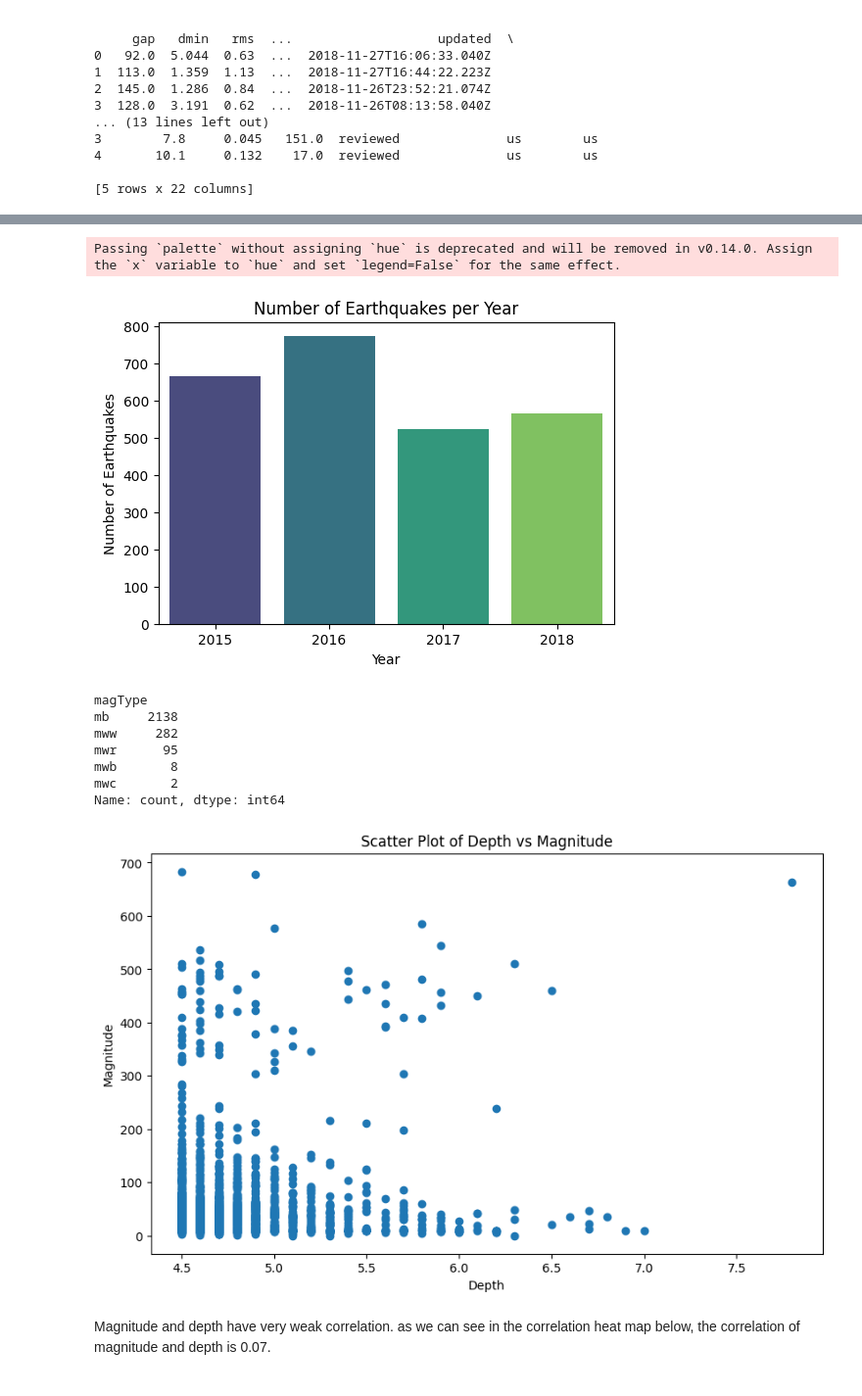
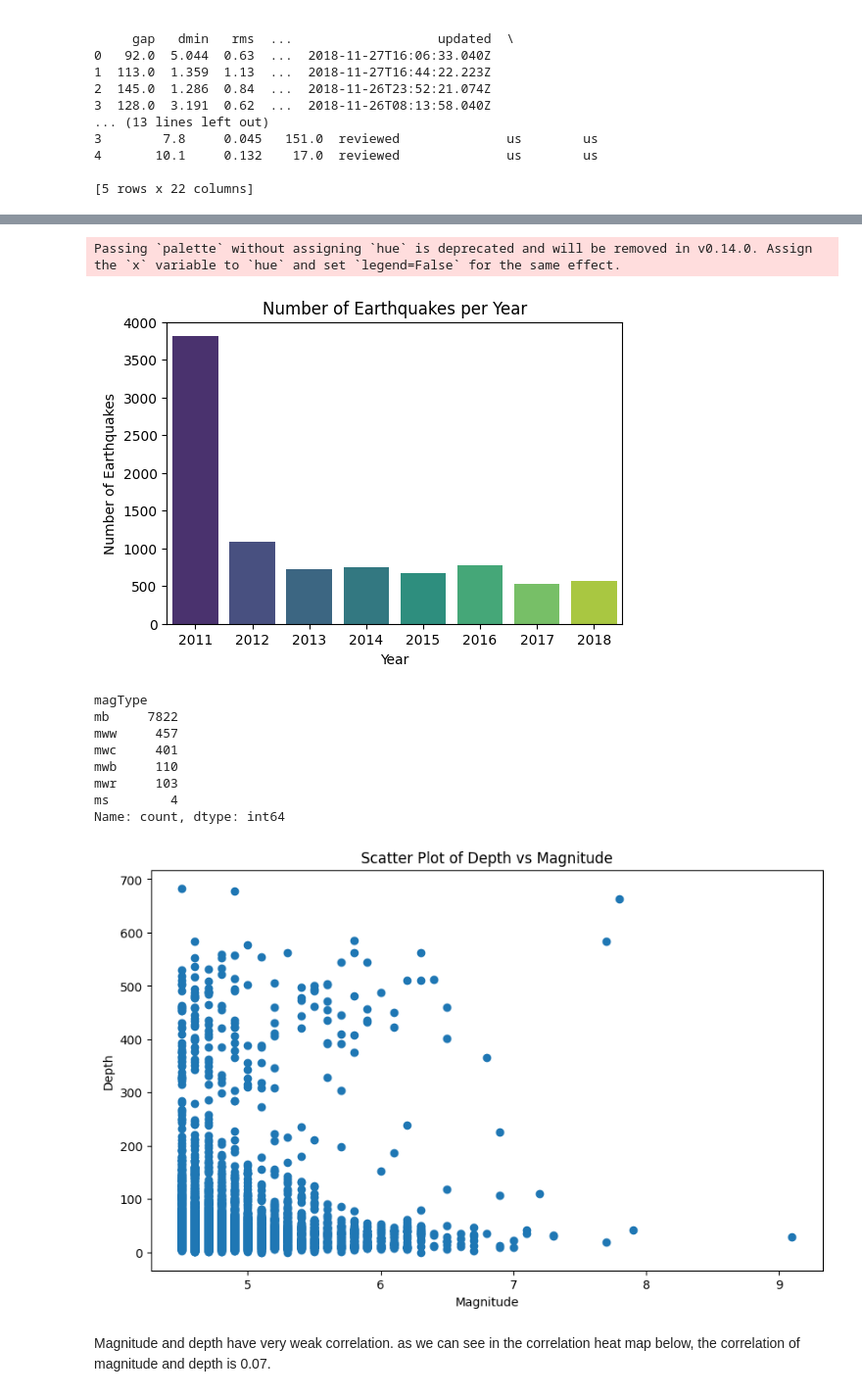
Before and after one commit to Twujira/TigistData110, a Jupyter notebook: Project2_Japanquake.ipynb, the cells around one changed output, grey strips where cells are left out. Shown: that part at 98% size. Saved outputs shown, nothing was run; the diff lists cells and outputs as text; code cells hidden in the pictures.

```diff
--- a/Project2_Japanquake.ipynb
+++ b/Project2_Japanquake.ipynb
@@ -75,11 +75,12 @@ Japanquake['time'] = pd.to_datetime(Japanquake['time'])
 # Extract the year from the 'time' column and create a new column 'year'
 Japanquake['year'] = Japanquake['time'].dt.year
 
-# Filter the DataFrame to include only rows from the year 2018
-filtered_JapanQuakes = Japanquake[Japanquake['year'] >= 2015]
+# Filter the DataFrame to include only rows from the year 2011
+filtered_JapanQuakes = Japanquake[Japanquake['year'] >= 2011]
 
 # Display the first few rows of the filtered DataFrame
 print(filtered_JapanQuakes.head())
+print(filtered_JapanQuakes.tail())
 # %% [output]
                               time  latitude  longitude  depth  mag magType  \
 0 2018-11-27 14:34:20.900000+00:00   48.3780   154.9620  35.00  4.9      mb
@@ -185,28 +203,29 @@ plt.title('Number of Earthquakes per Year')
 plt.show()
 # %% [output]
 Passing `palette` without assigning `hue` is deprecated and will be removed in v0.14.0. Assign the `x` variable to `hue` and set `legend=False` for the same effect.
-[figure, old version]
+[figure, new version]
 # %%
 MagType_counts = filtered_JapanQuakes['magType'].value_counts()
 MagType_counts
 # %% [output]
 magType
-mb     2138
-mww     282
-mwr      95
-mwb       8
-mwc       2
+mb     7822
+mww     457
+mwc     401
+mwb     110
+mwr     103
+ms        4
 Name: count, dtype: int64
 # %%
 plt.figure(figsize=(10, 6))
 plt.scatter(filtered_JapanQuakes['mag'],filtered_JapanQuakes['depth'])
 # Add labels and title
-plt.xlabel('Depth')
-plt.ylabel('Magnitude')
+plt.xlabel('Magnitude')
+plt.ylabel('Depth')
 plt.title('Scatter Plot of Depth vs Magnitude')
 plt.show()
 # %% [output]
-[figure, old version]
+[figure, new version]
 # %% [markdown]
 Magnitude and depth have very weak correlation. as we can see in the correlation heat map below, the correlation of magnitude and depth is 0.07.
 # %%
```
Also changed, not shown: parts of 9 cells of this notebook.
